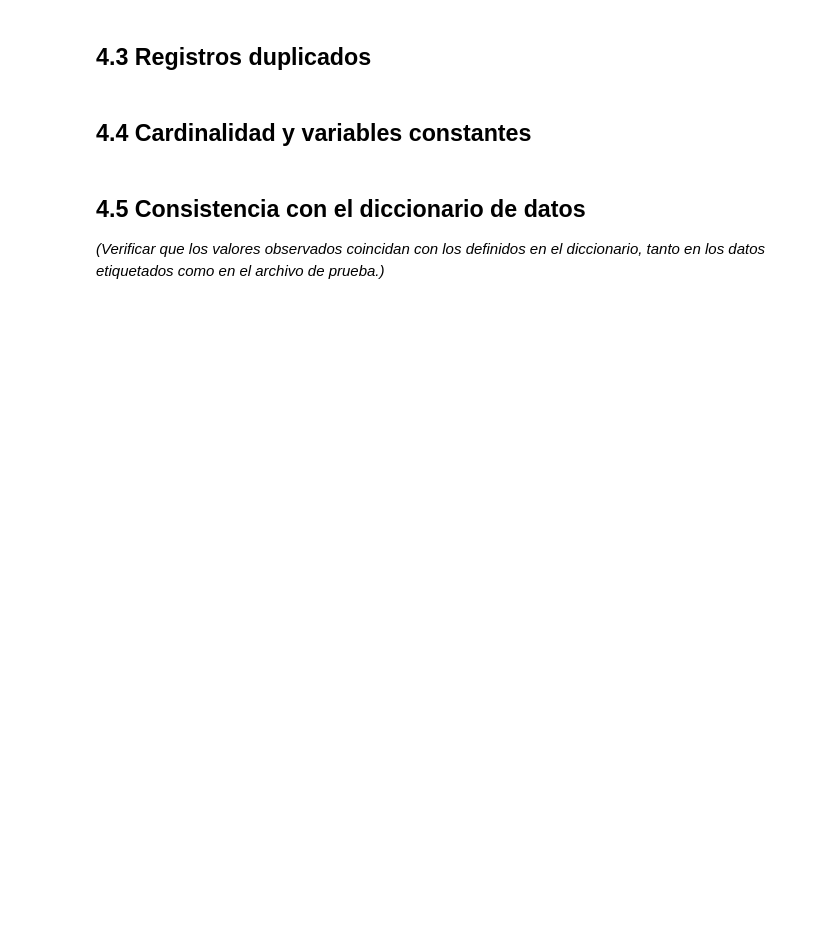
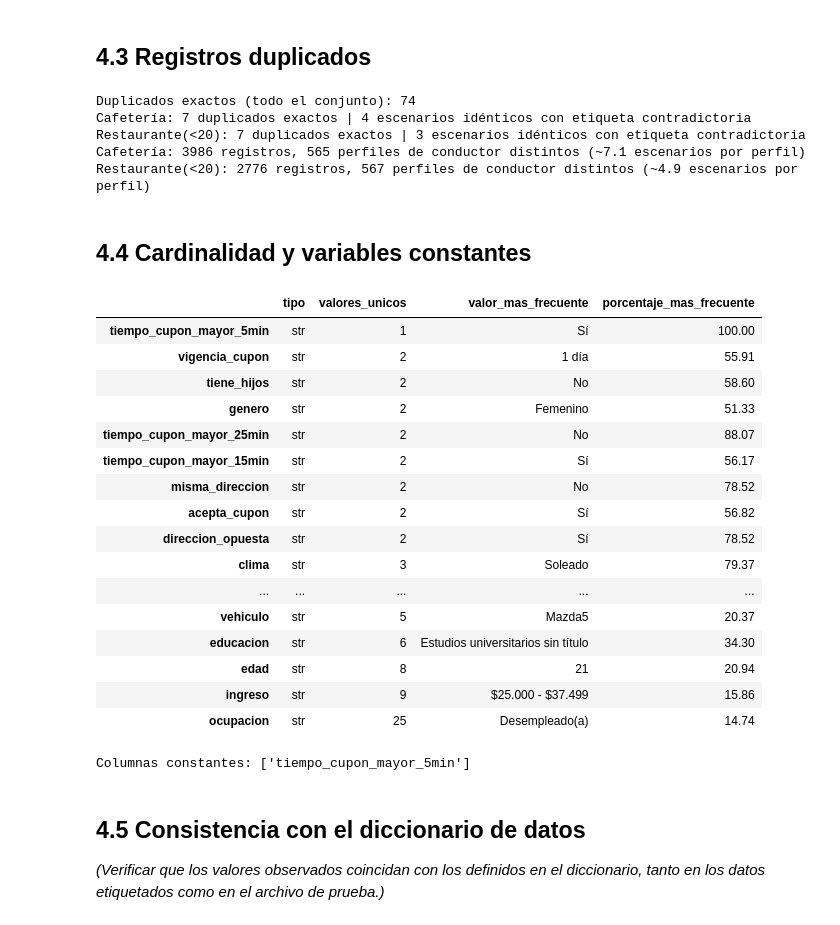
Before and after one commit to Dlucuara/lab_3, a Jupyter notebook: Lab 3/Laboratorio_3_Clasificacion.ipynb, the cells around one changed output. Cells and saved outputs as stored; diff of their text form; code cells hidden in the pictures; blank space fills up the shorter version.

```diff
--- a/Lab 3/Laboratorio_3_Clasificacion.ipynb
+++ b/Lab 3/Laboratorio_3_Clasificacion.ipynb
@@ -57,7 +208,68 @@
 # %% [markdown]
 ## 4.3 Registros duplicados
+# %%
+columnas_predictoras = [c for c in data.columns if c != TARGET]
+
+print("Duplicados exactos (todo el conjunto):", data.duplicated().sum())
+for cupon in CUPONES:
+    sub = data[data["cupon"] == cupon]
+    grupos = (
+        sub[sub.duplicated(subset=columnas_predictoras, keep=False)]
+        .groupby(columnas_predictoras, dropna=False)[TARGET].nunique()
+    )
+    print(f"{cupon}: {sub.duplicated().sum()} duplicados exactos | "
+          f"{(grupos > 1).sum()} escenarios idénticos con etiqueta contradictoria")
+
+
+
+
+variables_perfil = [
+    "genero", "edad", "estado_civil", "tiene_hijos", "educacion", "ocupacion", "ingreso",
+    "frecuencia_bar", "frecuencia_cafeteria", "frecuencia_comida_para_llevar",
+    "frecuencia_restaurante_menos_20", "frecuencia_restaurante_20_a_50",
+]
+for cupon in CUPONES:
+    sub = data[data["cupon"] == cupon]
+    perfiles = sub[variables_perfil].drop_duplicates().shape[0]
+    print(f"{cupon}: {len(sub)} registros, {perfiles} perfiles de conductor distintos "
+          f"(~{len(sub) / perfiles:.1f} escenarios por perfil)")
+# %% [output]
+Duplicados exactos (todo el conjunto): 74
+Cafetería: 7 duplicados exactos | 4 escenarios idénticos con etiqueta contradictoria
+Restaurante(<20): 7 duplicados exactos | 3 escenarios idénticos con etiqueta contradictoria
+Cafetería: 3986 registros, 565 perfiles de conductor distintos (~7.1 escenarios por perfil)
+Restaurante(<20): 2776 registros, 567 perfiles de conductor distintos (~4.9 escenarios por perfil)
 # %% [markdown]
 ## 4.4 Cardinalidad y variables constantes
+# %%
+tabla_cardinalidad = pd.DataFrame({
+    "tipo": data.dtypes.astype(str),
+    "valores_unicos": data.nunique(dropna=True),
+    "valor_mas_frecuente": data.mode(dropna=True).iloc[0],
+    "porcentaje_mas_frecuente": data.apply(lambda s: 100 * s.value_counts(normalize=True).iloc[0]),
+}).sort_values("valores_unicos")
+display(tabla_cardinalidad.round(2))
+
+print("Columnas constantes:", tabla_cardinalidad.index[tabla_cardinalidad["valores_unicos"] <= 1].tolist())
+# %% [output]
+|  | tipo | valores_unicos | valor_mas_frecuente | porcentaje_mas_frecuente |
+| tiempo_cupon_mayor_5min | str | 1 | Sí | 100.00 |
+| vigencia_cupon | str | 2 | 1 día | 55.91 |
+| tiene_hijos | str | 2 | No | 58.60 |
+| genero | str | 2 | Femenino | 51.33 |
+| tiempo_cupon_mayor_25min | str | 2 | No | 88.07 |
+| tiempo_cupon_mayor_15min | str | 2 | Sí | 56.17 |
+| misma_direccion | str | 2 | No | 78.52 |
+| acepta_cupon | str | 2 | Sí | 56.82 |
+| direccion_opuesta | str | 2 | Sí | 78.52 |
+| clima | str | 3 | Soleado | 79.37 |
+| ... | ... | ... | ... | ... |
+| vehiculo | str | 5 | Mazda5 | 20.37 |
+| educacion | str | 6 | Estudios universitarios sin título | 34.30 |
+| edad | str | 8 | 21 | 20.94 |
+| ingreso | str | 9 | $25.000 - $37.499 | 15.86 |
+| ocupacion | str | 25 | Desempleado(a) | 14.74 |
+Columnas constantes: ['tiempo_cupon_mayor_5min']
 # %% [markdown]
 ## 4.5 Consistencia con el diccionario de datos
 
```
Also changed, not shown: parts of 29 cells of this notebook.
